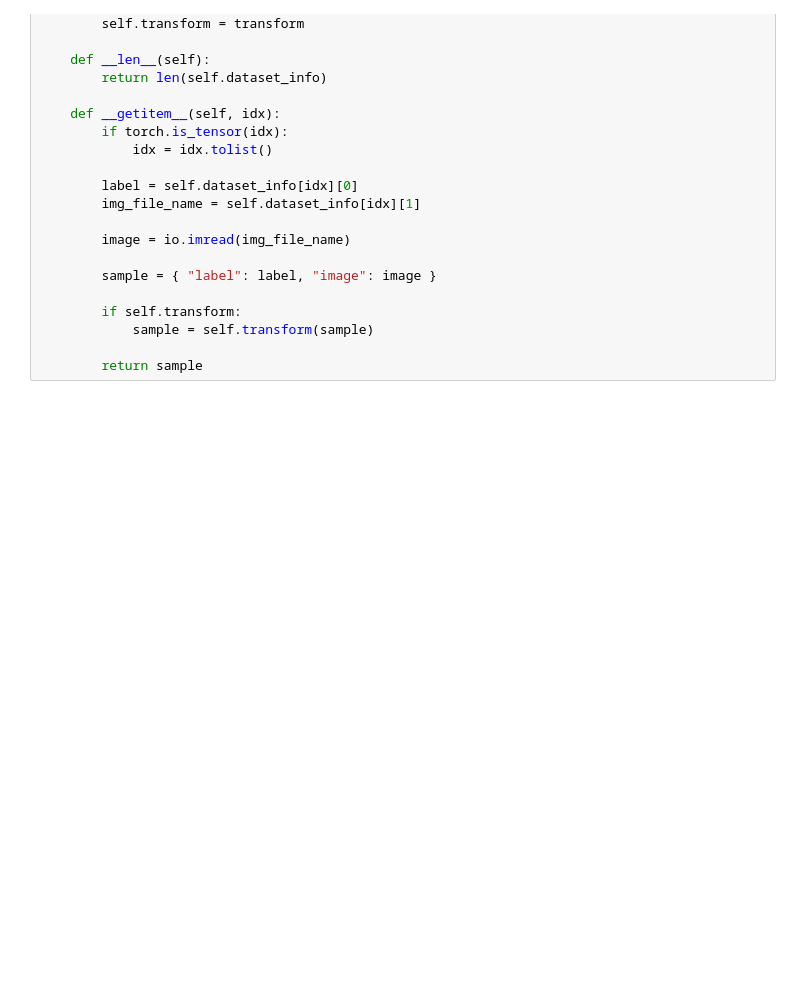
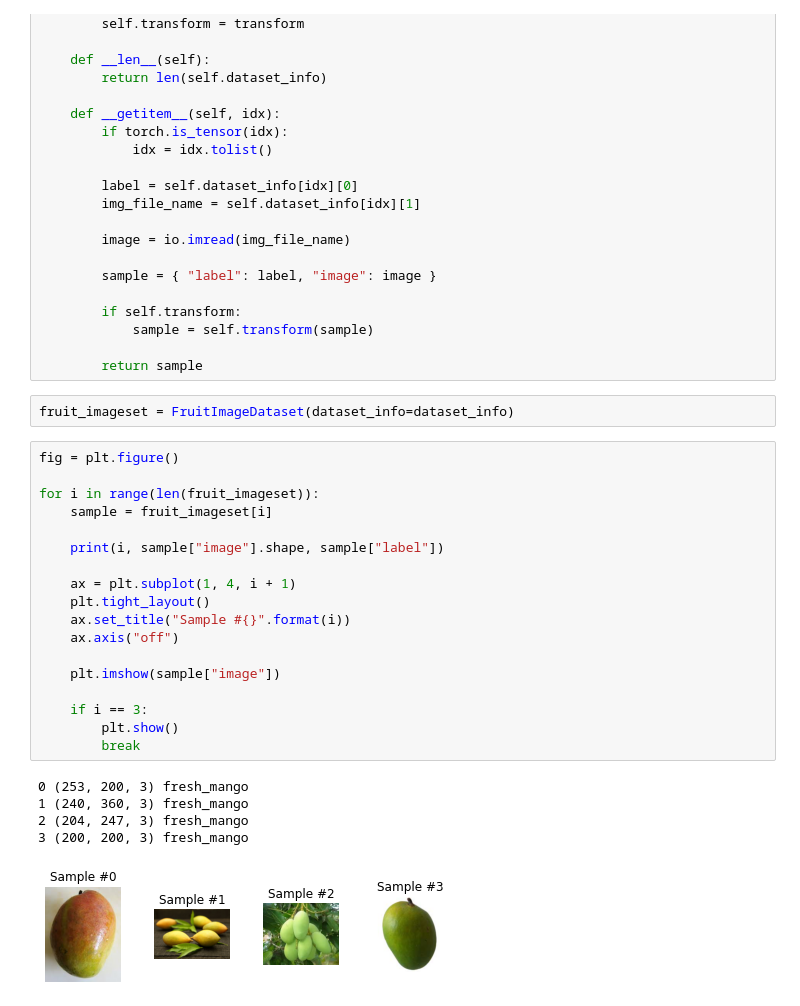
Before and after one commit to ShawonAshraf/experiments, a Jupyter notebook: pytorch-dataloader-image/pytorch-dataloader-image.ipynb, the cells around one changed output. Cells and saved outputs as stored; diff of their text form; blank space fills up the shorter version.

```diff
--- a/pytorch-dataloader-image/pytorch-dataloader-image.ipynb
+++ b/pytorch-dataloader-image/pytorch-dataloader-image.ipynb
@@ -71,3 +71,29 @@ class FruitImageDataset(Dataset):
             sample = self.transform(sample)
 
         return sample
+# %%
+fruit_imageset = FruitImageDataset(dataset_info=dataset_info)
+# %%
+fig = plt.figure()
+
+for i in range(len(fruit_imageset)):
+    sample = fruit_imageset[i]
+
+    print(i, sample["image"].shape, sample["label"])
+
+    ax = plt.subplot(1, 4, i + 1)
+    plt.tight_layout()
+    ax.set_title("Sample #{}".format(i))
+    ax.axis("off")
+
+    plt.imshow(sample["image"])
+
+    if i == 3:
+        plt.show()
+        break
+# %% [output]
+0 (253, 200, 3) fresh_mango
+1 (240, 360, 3) fresh_mango
+2 (204, 247, 3) fresh_mango
+3 (200, 200, 3) fresh_mango
+[figure, added]
```
Also changed, not shown: parts of 10 cells of this notebook.
